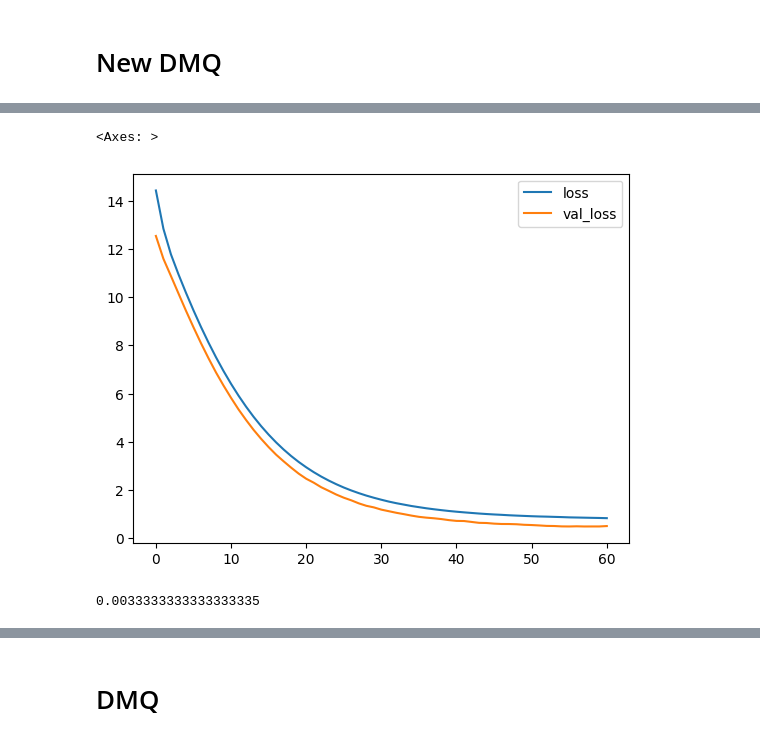
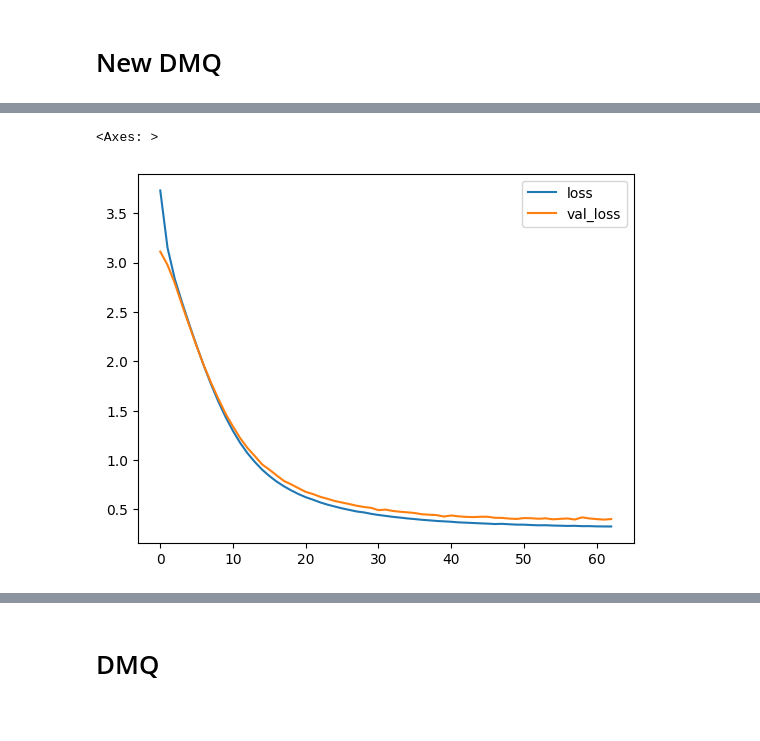
Before and after one commit to rproner1/MacroAtRisk, a Jupyter notebook: tuning.ipynb, the cells around one changed output, grey strips where cells are left out. Saved outputs shown, nothing was run; the diff lists cells and outputs as text; code cells hidden in the pictures.

```diff
--- a/tuning.ipynb
+++ b/tuning.ipynb
@@ -391,11 +400,16 @@ bias_initializers = {
     q: keras.initializers.Constant(y_train.iloc[-12:].quantile(q)) for q in QUANTILES
 }
 
+beta = 0.995
+T = X_train_rnn_full.shape[0]
+sample_weight = (beta**np.arange(T))[::-1]
+
+
 builder_params = {
     'input_shapes': input_shapes,
-    'n_recurrent_layers': 2,
-    'n_shared_layers': 2,
-    'n_qtask_layers': 2,
+    'n_recurrent_layers': 1,
+    'n_shared_layers': 1,
+    'n_qtask_layers': 1,
     'n_recurrent_nodes': 32,
     'n_shared_nodes':32,
     'n_task_nodes': 32,
@@ -409,7 +423,8 @@ builder_params = {
 
 hps = {
     'lr': 3e-4,
-    'l2': 0.01
+    'l2': 0.0,
+    'l1': 0.001
 }
 
 builder_params.update(hps)
@@ -428,8 +443,8 @@ early_stopping = EarlyStopping(
 )
 
 history = model.fit(
-    X_train_rnn_full[-120:],
-    y_train_rnn_full[-120:],
+    X_train_rnn_full,
+    y_train_rnn_full,
     epochs=200,
     batch_size=4,
     validation_data=(X_val_rnn, y_val_rnn),
@@ -437,7 +452,8 @@ history = model.fit(
         early_stopping
     ],
     verbose=1,
-    shuffle=True
+    shuffle=True,
+    sample_weight=sample_weight
 )
 
 pd.DataFrame(history.history).plot()
@@ -462,9 +478,5 @@ Epoch 61/200
 <Axes: >
-[figure, old version]
+[figure, new version]
-# %%
-0.2/60
-# %% [output]
-0.0033333333333333335
 # %%
 y_pred = model.predict(X_train_rnn)
 plot_and_evaluate_train_predictions(
```
Also changed, not shown: parts of 3 cells of this notebook.
